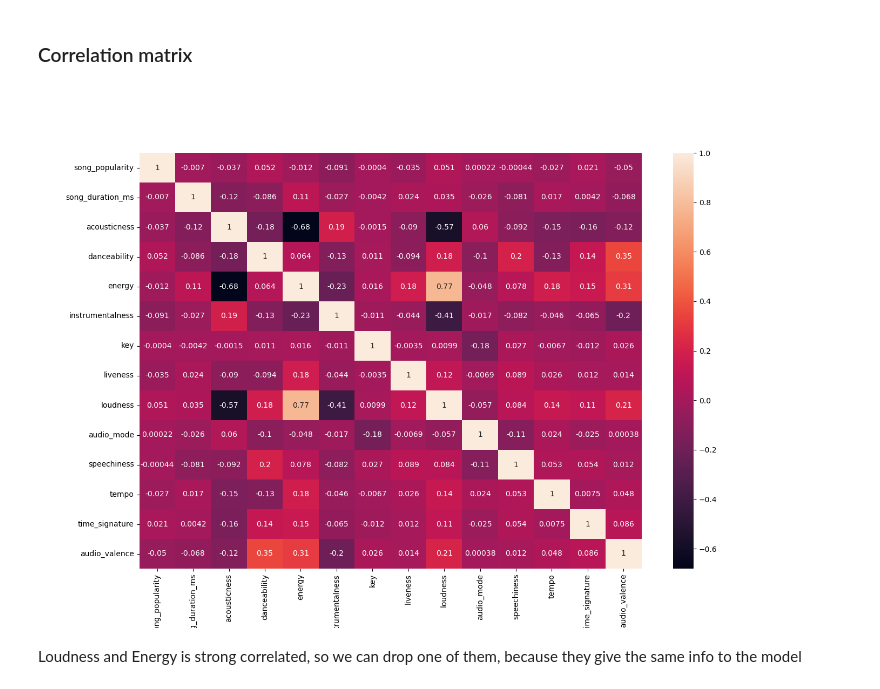
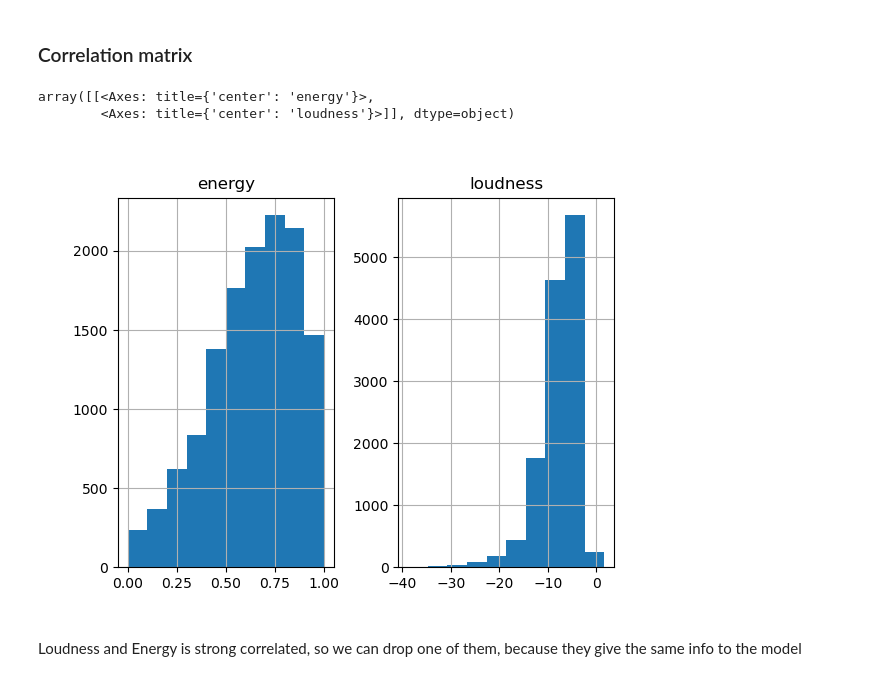
Before and after one commit to EmileJ11/MachineLearning, a Jupyter notebook: regression.ipynb, the cells around one changed output. Drawn from its saved outputs; the diff is of its cells as text; code cells hidden in the pictures.

```diff
--- a/regression.ipynb
+++ b/regression.ipynb
@@ -79,11 +79,15 @@ False
 # %% [markdown]
 ### Correlation matrix
 # %%
-plt.figure(figsize=(15,10))
-sns.heatmap(df.corr(),annot= True,)
-plt.show()
+#plt.figure(figsize=(15,10))
+#sns.heatmap(df.corr(),annot= True,)
+#plt.show()
-# %% [output]
-[figure, removed]
+# %%
+df.hist(column=['energy', 'loudness'])
+# %% [output]
+array([[<Axes: title={'center': 'energy'}>,
+        <Axes: title={'center': 'loudness'}>]], dtype=object)
+[figure, added]
 # %% [markdown]
 Loudness and Energy is strong correlated, so we can drop one of them, because they give the same info to the model
 # %%
```
Also changed, not shown: parts of 9 cells of this notebook, 1 other file.
